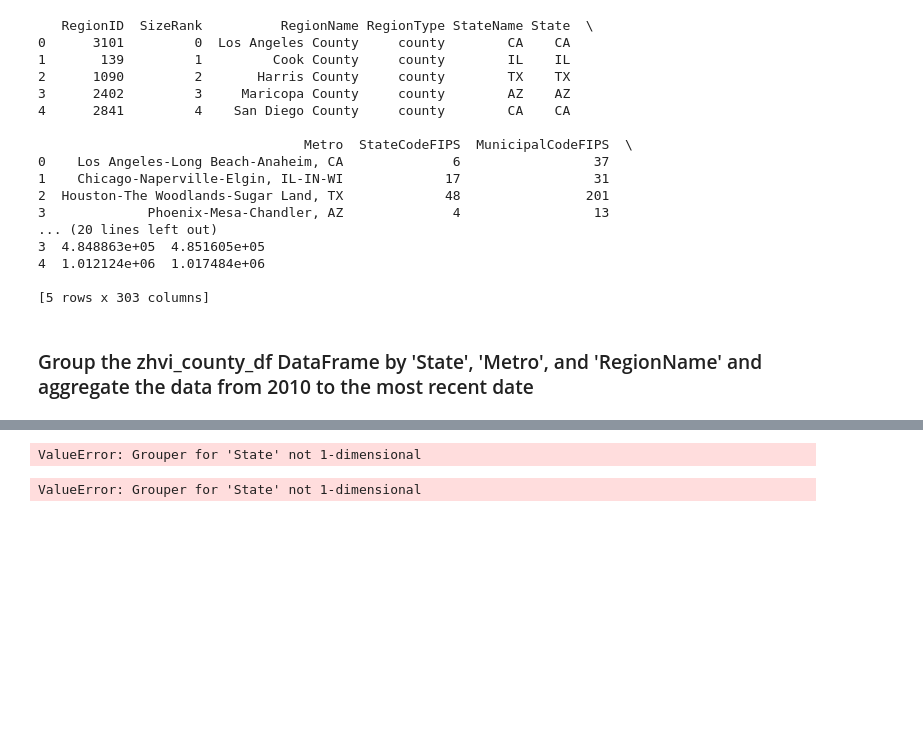
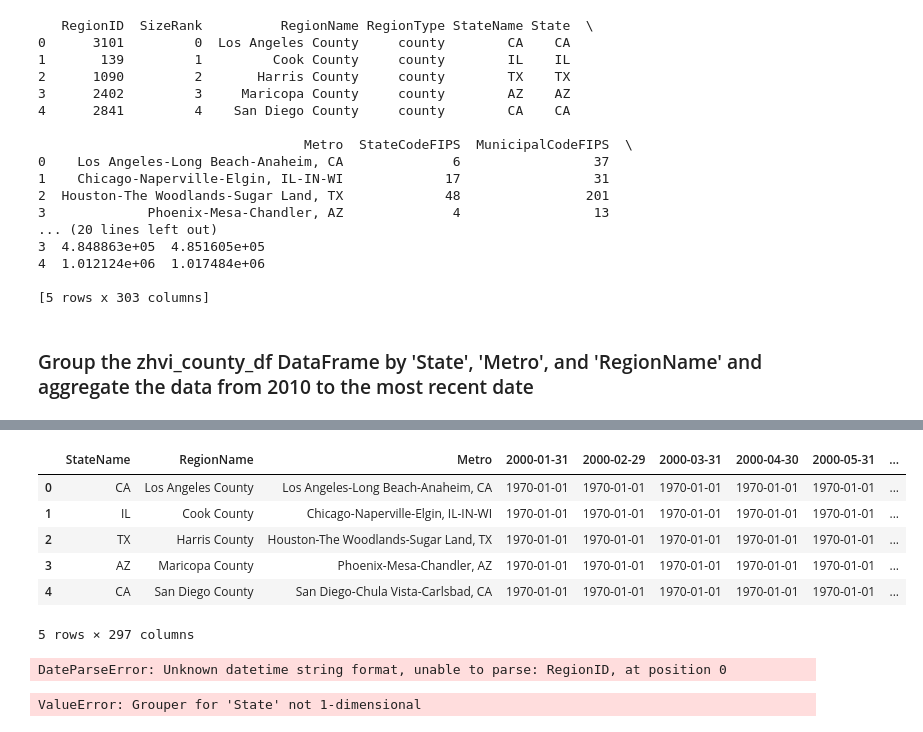
Before and after one commit to dfquinn23/Project_1, a Jupyter notebook: Zillow/home_values_by_county.ipynb, the cells around one changed output, grey strips where cells are left out. Saved outputs shown, nothing was run; the diff lists cells and outputs as text; code cells hidden in the pictures; blank space fills up the shorter version.

Commit message:
Added new notebook for Home Values at the County level. Then cleaned the data to prepare for analysis.

```diff
--- a/Zillow/home_values_by_county.ipynb
+++ b/Zillow/home_values_by_county.ipynb
@@ -125,3 +140,9 @@ print(zhvi_county_df.head())
 [5 rows x 303 columns]
 # %% [markdown]
 ### Group the zhvi_county_df DataFrame by 'State', 'Metro', and 'RegionName' and aggregate the data from 2010 to the most recent date
+# %%
+# Select only the specified columns
+filtered_df = zhvi_county_df[['StateName', 'RegionName', 'Metro']]
+
+# Filter the DataFrame to include only columns of type float
+float_cols_df = zhvi_county_df.select_dtypes(include=['float64'])
@@ -127,0 +156,27 @@ print(zhvi_county_df.head())
+# %%
+# Convert columns to datetime for time series analysis
+for col in float_cols_df.columns:
+    float_cols_df[col] = pd.to_datetime(float_cols_df[col])
+
+
+"""
+for col in float_cols_df.columns:
+    if pd.to_datetime(float_cols_df[col].name, errors='coerce') is not pd.NaT:
+        float_cols_df[col] = pd.to_datetime(float_cols_df[col])
+
+
+for col in float_cols_df.columns:
+    try:
+        # Attempt to convert each column to datetime
+        if pd.to_datetime(float_cols_df[col].name, errors='coerce') is not pd.NaT:
+            float_cols_df[col] = pd.to_datetime(float_cols_df[col])
+    except Exception as e:
+        # This block will catch columns that are not date formatted and skip them
+        print(f"Skipping column {col}: {e}")
+"""
+# Normalize each datetime column to contain only the date part (no time component)
+for col in float_cols_df.columns:
+    float_cols_df[col] = pd.to_datetime(float_cols_df[col]).dt.normalize()
+
+print(float_cols_df.dtypes)
+print(float_cols_df.head())
@@ -128,3 +201,15 @@ print(zhvi_county_df.head())
+# %%
+# Merge the two DataFrames on their indices if they share the same row order
+combined_df = pd.merge(filtered_df, float_cols_df, left_index=True, right_index=True)
+combined_df.head()
+# %% [output]
+|  | StateName | RegionName | Metro | 2000-01-31 | 2000-02-29 | 2000-03-31 | 2000-04-30 | 2000-05-31 | ... |
+| 0 | CA | Los Angeles County | Los Angeles-Long Beach-Anaheim, CA | 1970-01-01 | 1970-01-01 | 1970-01-01 | 1970-01-01 | 1970-01-01 | ... |
+| 1 | IL | Cook County | Chicago-Naperville-Elgin, IL-IN-WI | 1970-01-01 | 1970-01-01 | 1970-01-01 | 1970-01-01 | 1970-01-01 | ... |
+| 2 | TX | Harris County | Houston-The Woodlands-Sugar Land, TX | 1970-01-01 | 1970-01-01 | 1970-01-01 | 1970-01-01 | 1970-01-01 | ... |
+| 3 | AZ | Maricopa County | Phoenix-Mesa-Chandler, AZ | 1970-01-01 | 1970-01-01 | 1970-01-01 | 1970-01-01 | 1970-01-01 | ... |
+| 4 | CA | San Diego County | San Diego-Chula Vista-Carlsbad, CA | 1970-01-01 | 1970-01-01 | 1970-01-01 | 1970-01-01 | 1970-01-01 | ... |
+5 rows × 297 columns
 # %%
 # Make sure that 'State', 'Metro', and 'RegionName' are indeed columns in the DataFrame
 #zhvi_county_df.reset_index(inplace=True)
@@ -134,21 +219,20 @@ print(zhvi_county_df.head())
 
 # Step 1: Filter columns for the date range from 2010 onwards
 # Get all columns starting from '2010-01-31' to the most recent, assuming columns are already in date order
-date_cols = [col for col in zhvi_county_df.columns if col >= '2010-01-31']
+# Convert all column headers that are date strings to datetime objects where applicable
+date_cols = [col for col in zhvi_county_df.columns if pd.to_datetime(col, errors='coerce') is not None and pd.to_datetime(col) >= pd.to_datetime('2010-01-31')]
 relevant_columns = ['State', 'Metro', 'RegionName'] + date_cols
 filtered_data = zhvi_county_df[relevant_columns]
 
-# Step 2: Group by 'State', 'Metro', and 'RegionName'
-# For each group, calculate the mean of each date column
+# Group by 'State', 'Metro', 'RegionName' and calculate the mean of each date column
 grouped_data = filtered_data.groupby(['State', 'Metro', 'RegionName']).mean()
 
-# Optionally, to transform the grouped data back into a DataFrame with columns:
+# Reset the index to move 'State', 'Metro', and 'RegionName' back to columns
 grouped_df = grouped_data.reset_index()
 
-# Step 3: Check the output
-print(grouped_df.head())
+grouped_df.head()
 # %% [output]
-ValueError: Grouper for 'State' not 1-dimensional
+DateParseError: Unknown datetime string format, unable to parse: RegionID, at position 0
 # %%
 # Group by 'State', 'Metro', and 'RegionName'
 # For each group, calculate the mean of each date column
```
Also changed, not shown: parts of 3 cells of this notebook.
